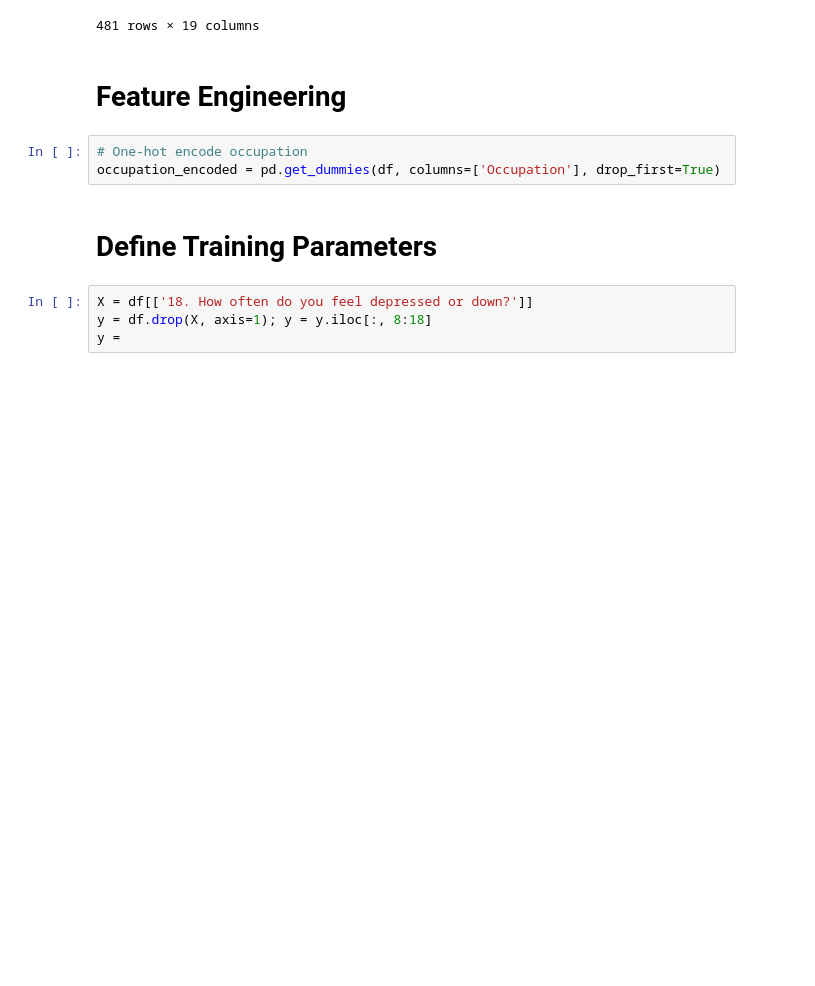
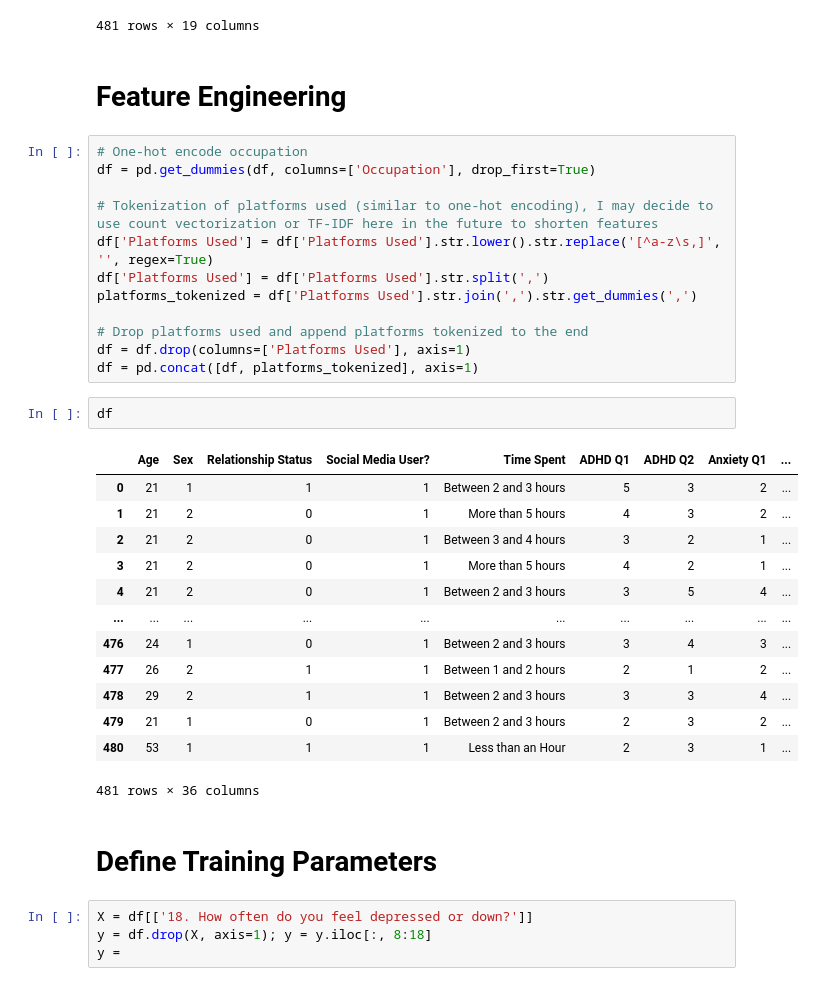
Before and after one commit to TahlonBrahic/Data-Science-Portfolio, a Jupyter notebook: Data Science/Social Mental Health Decision Tree/index.ipynb, the cells around one changed output. Saved outputs shown, nothing was run; the diff lists cells and outputs as text; blank space fills up the shorter version.

Commit message:
Toeknize platforms used

```diff
--- a/Data Science/Social Mental Health Decision Tree/index.ipynb
+++ b/Data Science/Social Mental Health Decision Tree/index.ipynb
@@ -136,9 +136,34 @@ df
 481 rows × 19 columns
 # %% [markdown]
 # Feature Engineering
-# %%
-# One-hot encode occupation
-occupation_encoded = pd.get_dummies(df, columns=['Occupation'], drop_first=True)
+# %%
+# One-hot encode occupation
+df = pd.get_dummies(df, columns=['Occupation'], drop_first=True)
+
+# Tokenization of platforms used (similar to one-hot encoding), I may decide to use count vectorization or TF-IDF here in the future to shorten features
+df['Platforms Used'] = df['Platforms Used'].str.lower().str.replace('[^a-z\s,]', '', regex=True)
+df['Platforms Used'] = df['Platforms Used'].str.split(',')
+platforms_tokenized = df['Platforms Used'].str.join(',').str.get_dummies(',')
+
+# Drop platforms used and append platforms tokenized to the end
+df = df.drop(columns=['Platforms Used'], axis=1)
+df = pd.concat([df, platforms_tokenized], axis=1)
+# %%
+df
+# %% [output]
+|  | Age | Sex | Relationship Status | Social Media User? | Time Spent | ADHD Q1 | ADHD Q2 | Anxiety Q1 | ... |
+| 0 | 21 | 1 | 1 | 1 | Between 2 and 3 hours | 5 | 3 | 2 | ... |
+| 1 | 21 | 2 | 0 | 1 | More than 5 hours | 4 | 3 | 2 | ... |
+| 2 | 21 | 2 | 0 | 1 | Between 3 and 4 hours | 3 | 2 | 1 | ... |
+| 3 | 21 | 2 | 0 | 1 | More than 5 hours | 4 | 2 | 1 | ... |
+| 4 | 21 | 2 | 0 | 1 | Between 2 and 3 hours | 3 | 5 | 4 | ... |
+| ... | ... | ... | ... | ... | ... | ... | ... | ... | ... |
+| 476 | 24 | 1 | 0 | 1 | Between 2 and 3 hours | 3 | 4 | 3 | ... |
+| 477 | 26 | 2 | 1 | 1 | Between 1 and 2 hours | 2 | 1 | 2 | ... |
+| 478 | 29 | 2 | 1 | 1 | Between 2 and 3 hours | 3 | 3 | 4 | ... |
+| 479 | 21 | 1 | 0 | 1 | Between 2 and 3 hours | 2 | 3 | 2 | ... |
+| 480 | 53 | 1 | 1 | 1 | Less than an Hour | 2 | 3 | 1 | ... |
+481 rows × 36 columns
 # %% [markdown]
 # Define Training Parameters
 # %%
```
